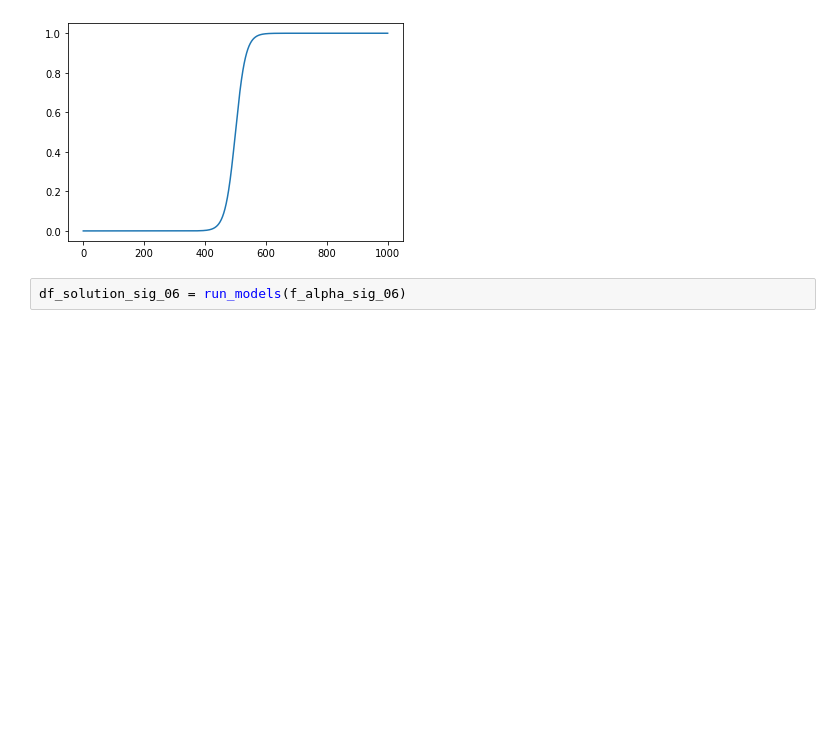
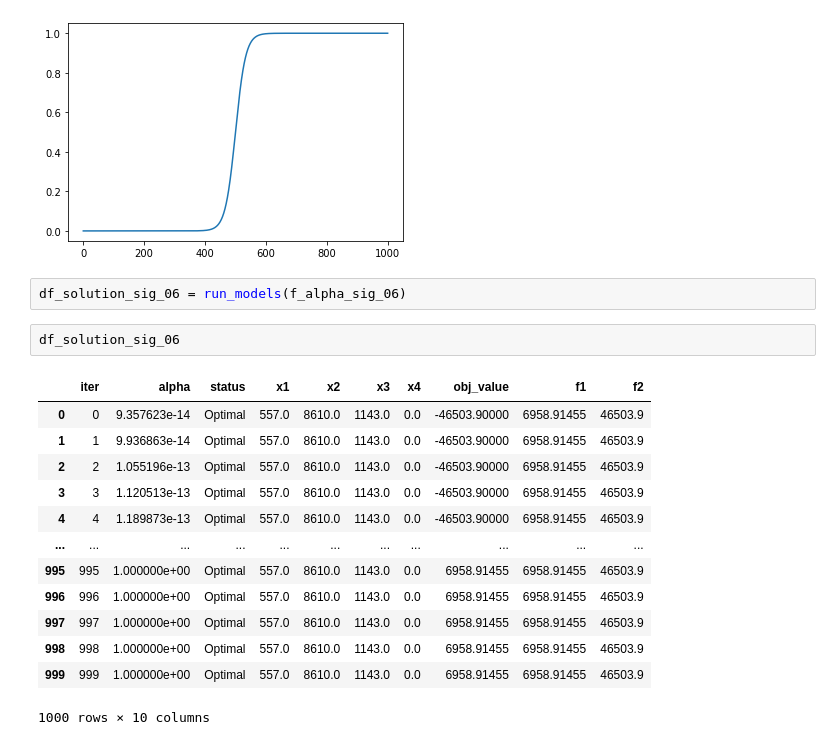
Before and after one commit to robertosgpontes/omse, a Jupyter notebook: main.ipynb, the cells around one changed output. Cells and saved outputs as stored; diff of their text form; blank space fills up the shorter version.

```diff
--- a/main.ipynb
+++ b/main.ipynb
@@ -326,3 +390,19 @@ plt.plot(np.linspace(0, NUM_ITER, NUM_ITER), f_alpha_sig_06)
 [figure]
 # %%
 df_solution_sig_06 = run_models(f_alpha_sig_06)
+# %%
+df_solution_sig_06
+# %% [output]
+|  | iter | alpha | status | x1 | x2 | x3 | x4 | obj_value | f1 | f2 |
+| 0 | 0 | 9.357623e-14 | Optimal | 557.0 | 8610.0 | 1143.0 | 0.0 | -46503.90000 | 6958.91455 | 46503.9 |
+| 1 | 1 | 9.936863e-14 | Optimal | 557.0 | 8610.0 | 1143.0 | 0.0 | -46503.90000 | 6958.91455 | 46503.9 |
+| 2 | 2 | 1.055196e-13 | Optimal | 557.0 | 8610.0 | 1143.0 | 0.0 | -46503.90000 | 6958.91455 | 46503.9 |
+| 3 | 3 | 1.120513e-13 | Optimal | 557.0 | 8610.0 | 1143.0 | 0.0 | -46503.90000 | 6958.91455 | 46503.9 |
+| 4 | 4 | 1.189873e-13 | Optimal | 557.0 | 8610.0 | 1143.0 | 0.0 | -46503.90000 | 6958.91455 | 46503.9 |
+| ... | ... | ... | ... | ... | ... | ... | ... | ... | ... | ... |
+| 995 | 995 | 1.000000e+00 | Optimal | 557.0 | 8610.0 | 1143.0 | 0.0 | 6958.91455 | 6958.91455 | 46503.9 |
+| 996 | 996 | 1.000000e+00 | Optimal | 557.0 | 8610.0 | 1143.0 | 0.0 | 6958.91455 | 6958.91455 | 46503.9 |
+| 997 | 997 | 1.000000e+00 | Optimal | 557.0 | 8610.0 | 1143.0 | 0.0 | 6958.91455 | 6958.91455 | 46503.9 |
+| 998 | 998 | 1.000000e+00 | Optimal | 557.0 | 8610.0 | 1143.0 | 0.0 | 6958.91455 | 6958.91455 | 46503.9 |
+| 999 | 999 | 1.000000e+00 | Optimal | 557.0 | 8610.0 | 1143.0 | 0.0 | 6958.91455 | 6958.91455 | 46503.9 |
+1000 rows × 10 columns
```
Also changed, not shown: parts of 7 cells of this notebook.
